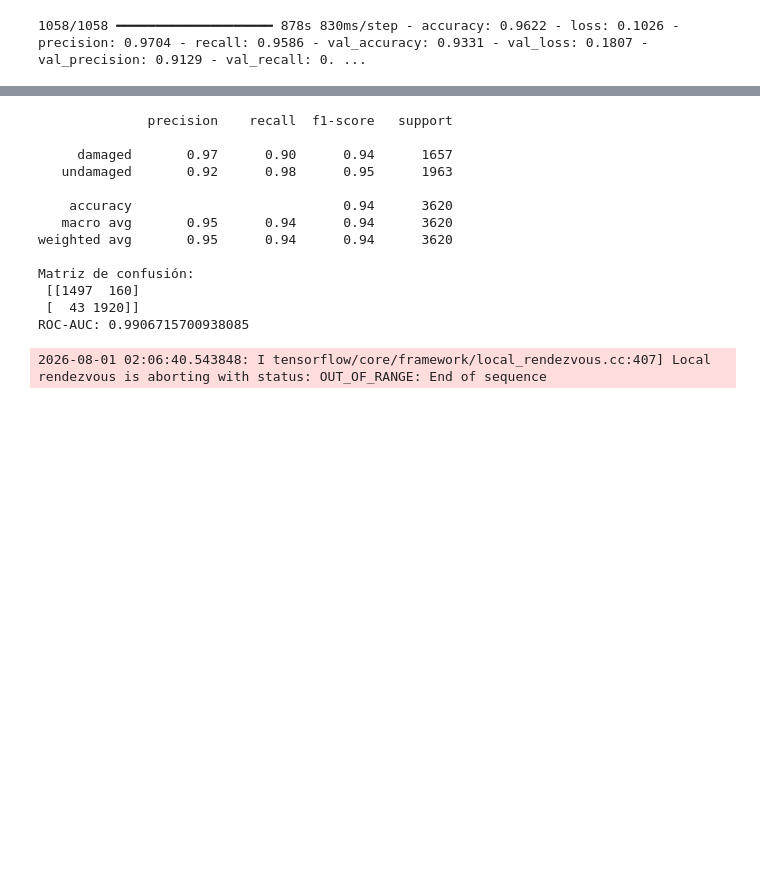
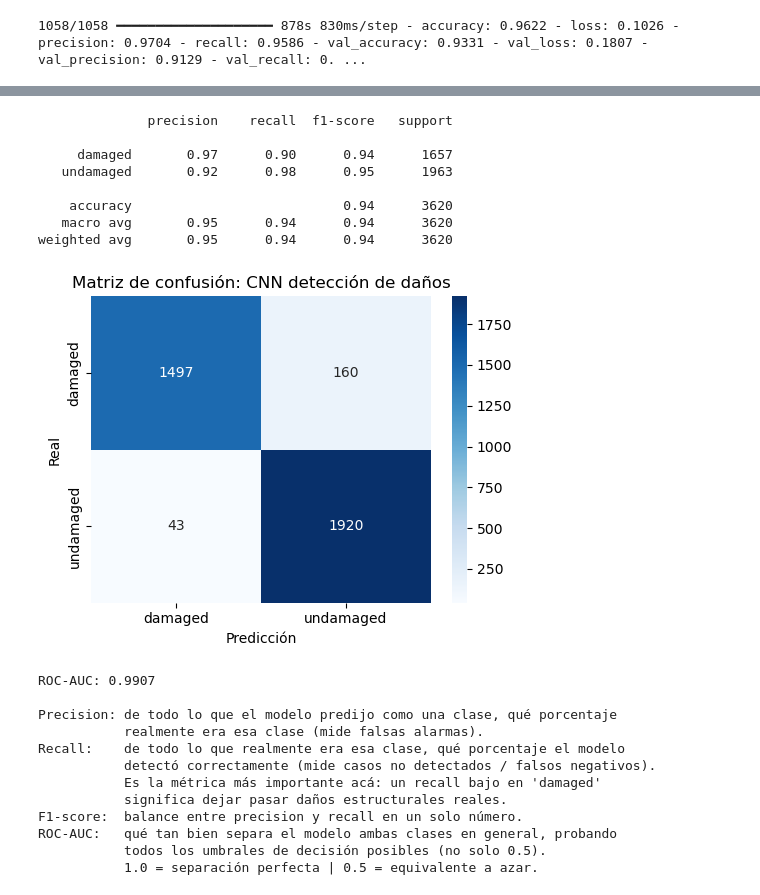
Before and after one commit to pilarty/humanoid-damage-cnn, a Jupyter notebook: notebooks/cnn_damage_detection_training.ipynb, the cells around one changed output, grey strips where cells are left out. Saved outputs shown, nothing was run; the diff lists cells and outputs as text; code cells hidden in the pictures; blank space fills up the shorter version.

Commit message:
arreglso en el notebook con comentarios y celda para hacer pruebas con imagenes nuevas

```diff
--- a/notebooks/cnn_damage_detection_training.ipynb
+++ b/notebooks/cnn_damage_detection_training.ipynb
@@ -289,6 +344,29 @@ model = tf.keras.models.load_model("best_model.keras")
 # %%
+# Evaluación final del modelo sobre el set de test (imágenes nunca vistas).
+#
+# Requiere haber corrido antes: la celda de sincronización con S3, y la celda
+# que crea train_ds/val_ds/test_ds/class_names. No hace falta correr las
+# celdas de data augmentation ni de arquitectura del modelo para evaluar.
+#
+# Por qué depende de esa celda: test_ds se calcula a partir del mismo split
+# que train_ds (mismo seed, mismo validation_split), para garantizar que el
+# test sea consistente y no se mezcle con lo que el modelo vio en entrenamiento.
+# Como train_ds y test_ds se generan juntos en una sola celda, no se puede
+# crear test_ds por separado sin correr esa celda completa (aunque no se use
+# train_ds acá para evaluar).
+#
+# Nota técnica importante: y_true e y_pred_prob se arman en el MISMO loop,
+# batch por batch, para evitar que el orden de las imágenes se desalinee
+# entre etiquetas reales y predicciones (esto pasó en un intento anterior
+# y generó métricas completamente erróneas, tipo ROC-AUC ~0.5).
+
+import tensorflow as tf
 import numpy as np
+import seaborn as sns
+import matplotlib.pyplot as plt
 from sklearn.metrics import classification_report, confusion_matrix, roc_auc_score
+
+model = tf.keras.models.load_model("best_model.keras")
 
 y_true = []
 y_pred_prob = []
@@ -303,7 +381,32 @@ y_pred_prob = np.concatenate(y_pred_prob)
 y_pred = (y_pred_prob > 0.5).astype(int)
 
 print(classification_report(y_true, y_pred, target_names=class_names))
-print("Matriz de confusión:\n", confusion_matrix(y_true, y_pred))
-print("ROC-AUC:", roc_auc_score(y_true, y_pred_prob))
+
+cm = confusion_matrix(y_true, y_pred)
+
+plt.figure(figsize=(5, 4))
+sns.heatmap(cm, annot=True, fmt="d", cmap="Blues",
+            xticklabels=class_names, yticklabels=class_names)
+plt.title("Matriz de confusión: CNN detección de daños")
+plt.xlabel("Predicción")
+plt.ylabel("Real")
+plt.tight_layout()
+plt.show()
+
+roc_auc = roc_auc_score(y_true, y_pred_prob)
+print(f"ROC-AUC: {roc_auc:.4f}")
+
+print("""
+Precision: de todo lo que el modelo predijo como una clase, qué porcentaje
+           realmente era esa clase (mide falsas alarmas).
+Recall:    de todo lo que realmente era esa clase, qué porcentaje el modelo
+           detectó correctamente (mide casos no detectados / falsos negativos).
+           Es la métrica más importante acá: un recall bajo en 'damaged'
+           significa dejar pasar daños estructurales reales.
+F1-score:  balance entre precision y recall en un solo número.
+ROC-AUC:   qué tan bien separa el modelo ambas clases en general, probando
+           todos los umbrales de decisión posibles (no solo 0.5).
+           1.0 = separación perfecta | 0.5 = equivalente a azar.
+""")
 # %% [output]
 Invalid SOS parameters for sequential JPEG
@@ -310,14 +414,21 @@ Invalid SOS parameters for sequential JPEG
               precision    recall  f1-score   support
 
      damaged       0.97      0.90      0.94      1657
    undamaged       0.92      0.98      0.95      1963
 
     accuracy                           0.94      3620
    macro avg       0.95      0.94      0.94      3620
 weighted avg       0.95      0.94      0.94      3620
-
-Matriz de confusión:
- [[1497  160]
- [  43 1920]]
-ROC-AUC: 0.9906715700938085
+[figure, added]
-2026-08-01 02:06:40.543848: I tensorflow/core/framework/local_rendezvous.cc:407] Local rendezvous is aborting with status: OUT_OF_RANGE: End of sequence
+ROC-AUC: 0.9907
+
+Precision: de todo lo que el modelo predijo como una clase, qué porcentaje
+           realmente era esa clase (mide falsas alarmas).
+Recall:    de todo lo que realmente era esa clase, qué porcentaje el modelo
+           detectó correctamente (mide casos no detectados / falsos negativos).
+           Es la métrica más importante acá: un recall bajo en 'damaged'
+           significa dejar pasar daños estructurales reales.
+F1-score:  balance entre precision y recall en un solo número.
+ROC-AUC:   qué tan bien separa el modelo ambas clases en general, probando
+           todos los umbrales de decisión posibles (no solo 0.5).
+           1.0 = separación perfecta | 0.5 = equivalente a azar.
```
Also changed, not shown: parts of 11 cells of this notebook, 1 other file.
